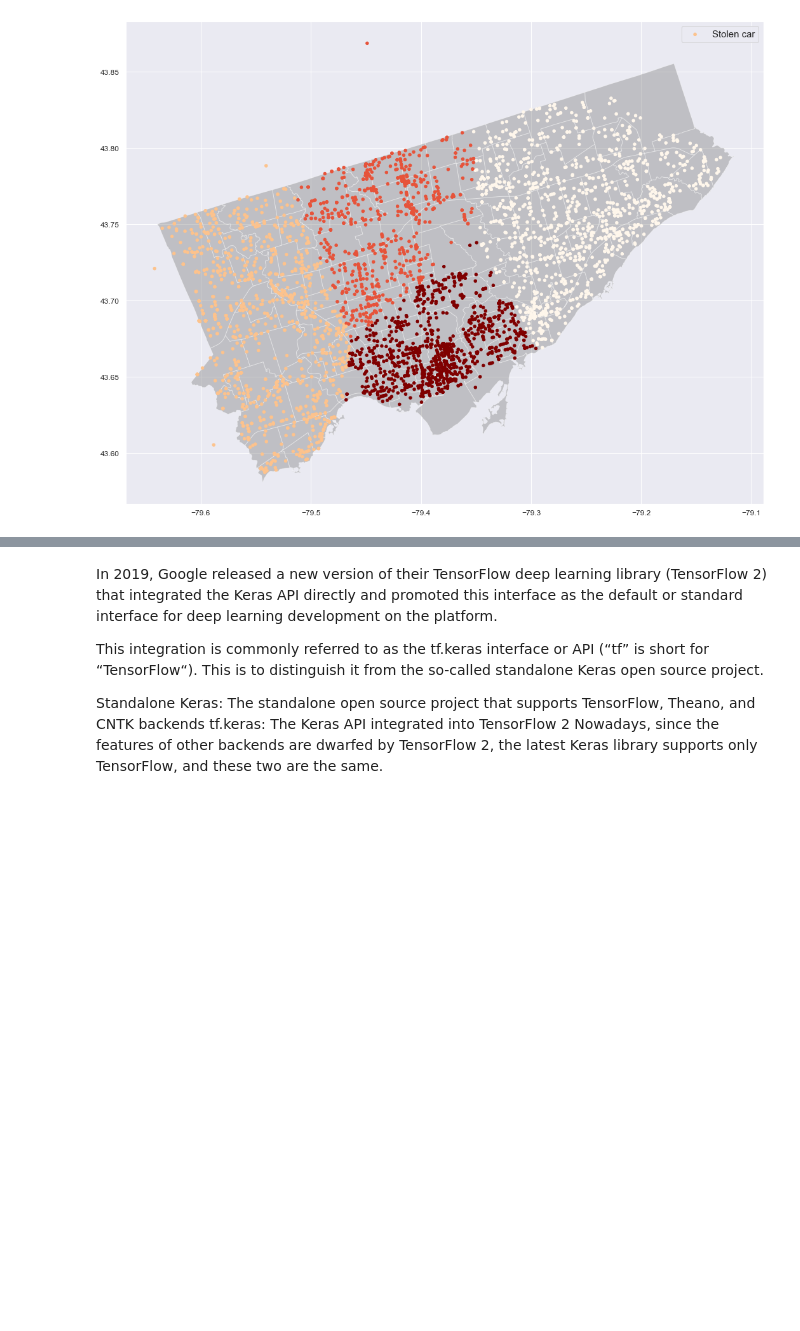
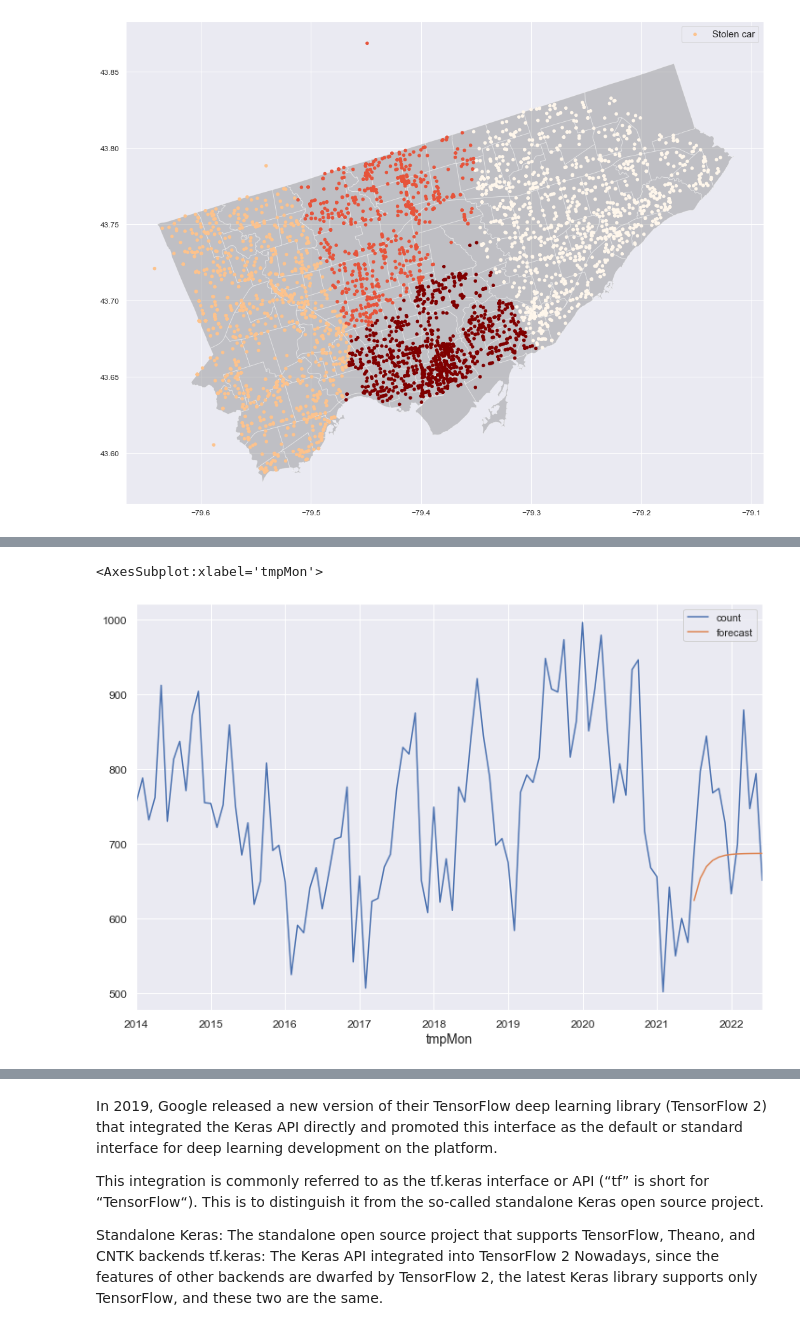
Before and after one commit to pika11/uoft-ml-group4-final-project, a Jupyter notebook: Auto_Theft.ipynb, the cells around one changed output, grey strips where cells are left out. Drawn from its saved outputs; the diff is of its cells as text; code cells hidden in the pictures; blank space fills up the shorter version.

```diff
--- a/Auto_Theft.ipynb
+++ b/Auto_Theft.ipynb
@@ -286,0 +354,5 @@ plt.legend(prop={'size':15})
+# %%
+import statsmodels.api as sm
+model=sm.tsa.arima.ARIMA(grouped_df['count'],order=(1,1,1))
+model_fit=model.fit()
+model_fit.summary()
@@ -286,0 +378,6 @@ plt.legend(prop={'size':15})
+# %%
+grouped_df['forecast']=model_fit.predict(start=90,end=103,dynamic=True)
+grouped_df[['count','forecast']].plot(figsize=(12,8))
+# %% [output]
+<AxesSubplot:xlabel='tmpMon'>
+[figure, added]
```
Also changed, not shown: parts of 26 cells of this notebook.
